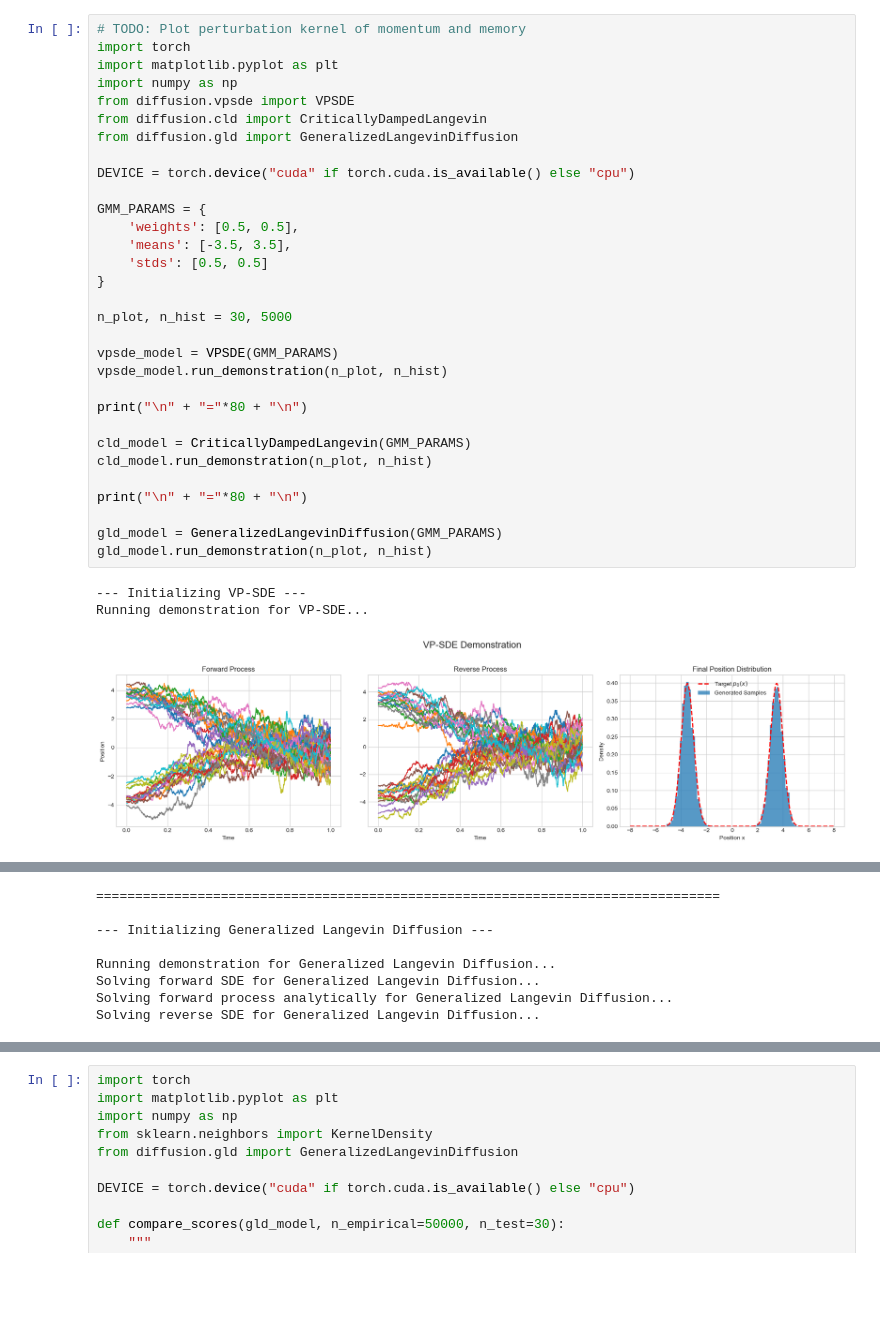
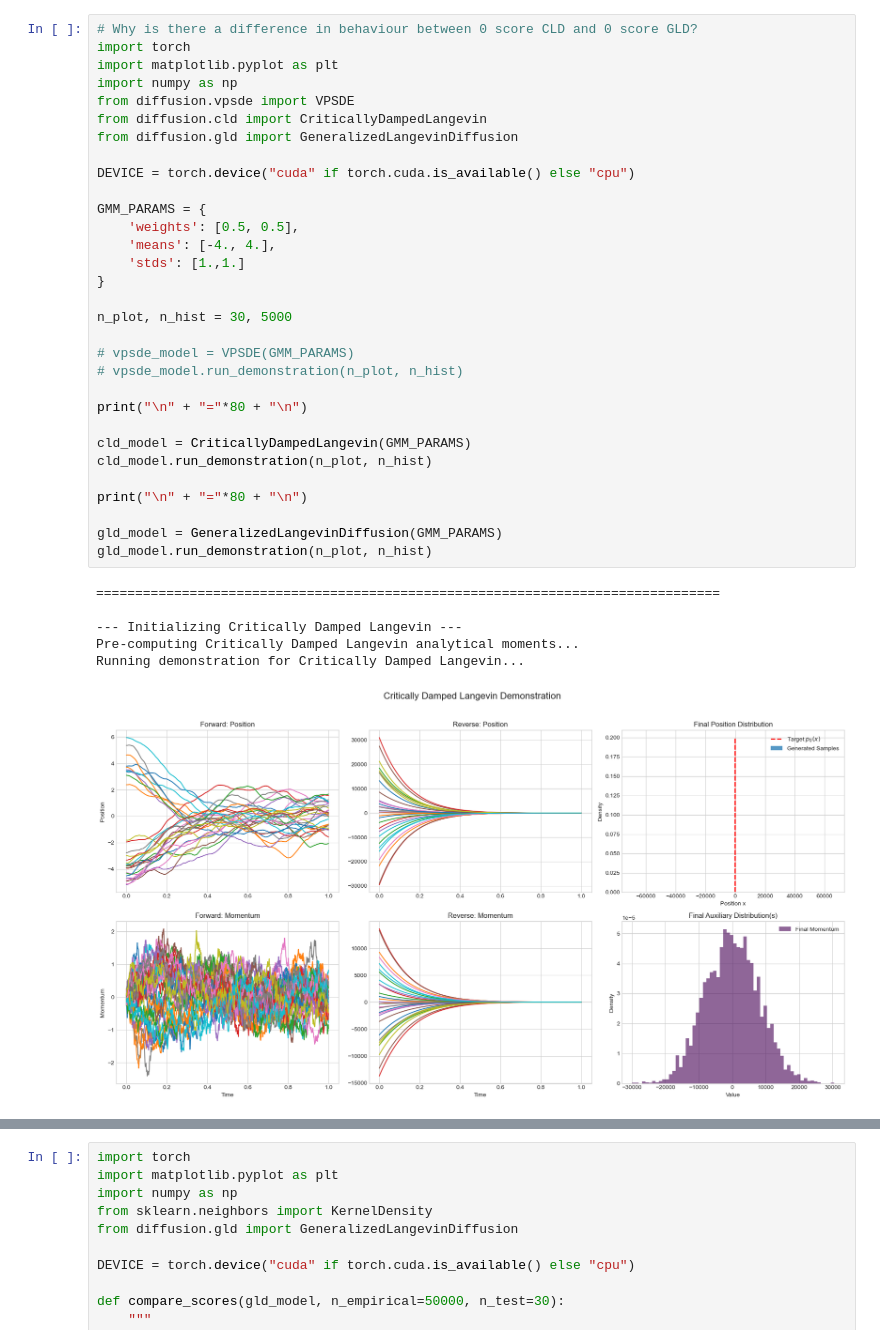
Before and after one commit to rajit906/GeneralizedLangevinDiffusion, a Jupyter notebook: demo.ipynb, the cells around one changed output, grey strips where cells are left out. Saved outputs shown, nothing was run; the diff lists cells and outputs as text; blank space fills up the shorter version.

```diff
--- a/demo.ipynb
+++ b/demo.ipynb
@@ -1,37 +1,40 @@
 # %%
-# TODO: Plot perturbation kernel of momentum and memory
+# Why is there a difference in behaviour between 0 score CLD and 0 score GLD?
 import torch
 import matplotlib.pyplot as plt
 import numpy as np
 from diffusion.vpsde import VPSDE
 from diffusion.cld import CriticallyDampedLangevin
 from diffusion.gld import GeneralizedLangevinDiffusion
 
 DEVICE = torch.device("cuda" if torch.cuda.is_available() else "cpu")
 
 GMM_PARAMS = {
     'weights': [0.5, 0.5],
-    'means': [-3.5, 3.5],
-    'stds': [0.5, 0.5]
+    'means': [-4., 4.],
+    'stds': [1.,1.]
 }
 
 n_plot, n_hist = 30, 5000
 
-vpsde_model = VPSDE(GMM_PARAMS)
-vpsde_model.run_demonstration(n_plot, n_hist)
+# vpsde_model = VPSDE(GMM_PARAMS)
+# vpsde_model.run_demonstration(n_plot, n_hist)
 
 print("\n" + "="*80 + "\n")
 
 cld_model = CriticallyDampedLangevin(GMM_PARAMS)
 cld_model.run_demonstration(n_plot, n_hist)
 
 print("\n" + "="*80 + "\n")
 
 gld_model = GeneralizedLangevinDiffusion(GMM_PARAMS)
 gld_model.run_demonstration(n_plot, n_hist)
 # %% [output]
---- Initializing VP-SDE ---
-Running demonstration for VP-SDE...
+================================================================================
+
+--- Initializing Critically Damped Langevin ---
+Pre-computing Critically Damped Langevin analytical moments...
+Running demonstration for Critically Damped Langevin...
-[figure, old version]
+[figure, new version]
 ================================================================================
 
@@ -42,8 +48,0 @@ Running demonstration for Critically Damped Langevin...
-================================================================================
-
---- Initializing Generalized Langevin Diffusion ---
-
-Running demonstration for Generalized Langevin Diffusion...
-Solving forward SDE for Generalized Langevin Diffusion...
-Solving forward process analytically for Generalized Langevin Diffusion...
-Solving reverse SDE for Generalized Langevin Diffusion...
```
Also changed, not shown: parts of 1 cell of this notebook, 2 other files.
